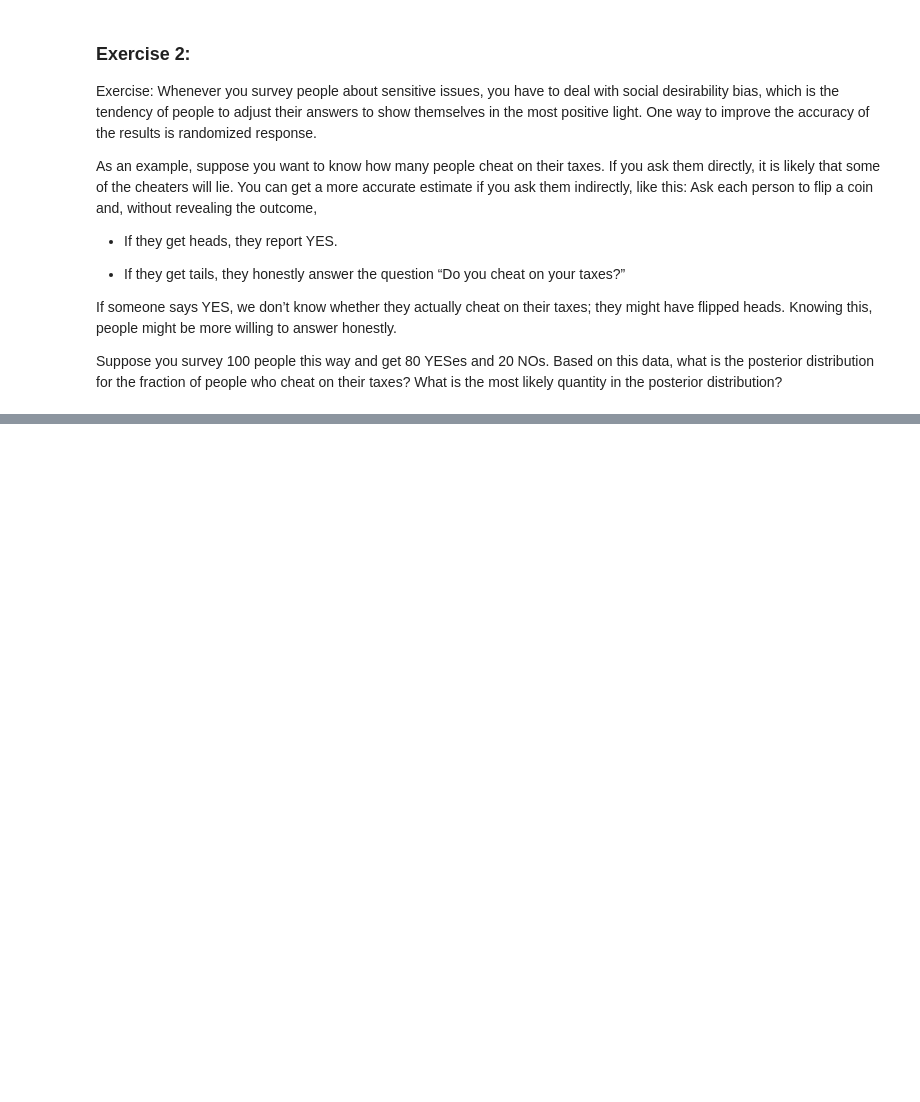
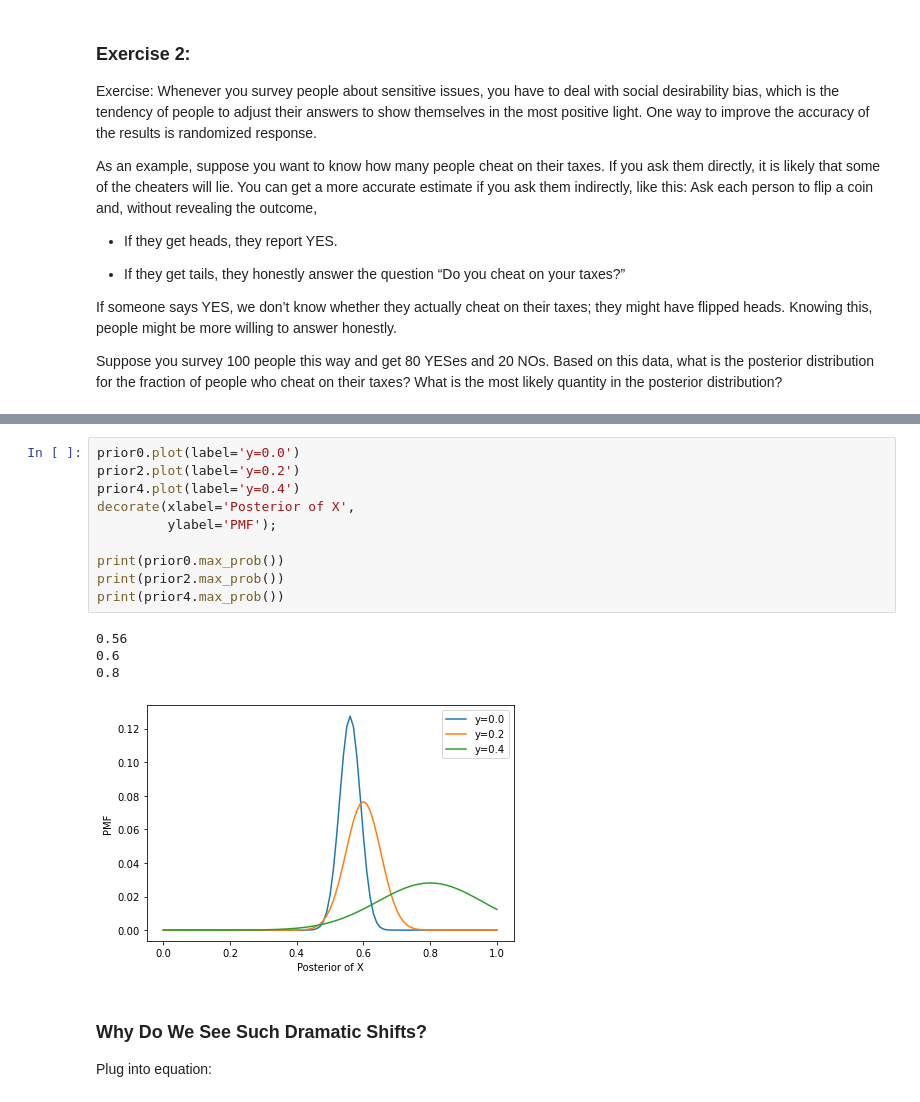
Before and after one commit to dwanneruchi/think_bayes_notes, a Jupyter notebook: exercises/ch04.ipynb, the cells around one changed output, grey strips where cells are left out. Saved outputs shown, nothing was run; the diff lists cells and outputs as text; blank space fills up the shorter version.

```diff
--- a/exercises/ch04.ipynb
+++ b/exercises/ch04.ipynb
@@ -137,0 +255,19 @@ prior.max_prob()
+# %%
+prior0.plot(label='y=0.0')
+prior2.plot(label='y=0.2')
+prior4.plot(label='y=0.4')
+decorate(xlabel='Posterior of X',
+         ylabel='PMF');
+
+print(prior0.max_prob())
+print(prior2.max_prob())
+print(prior4.max_prob())
+# %% [output]
+0.56
+0.6
+0.8
+[figure, added]
+# %% [markdown]
+### Why Do We See Such Dramatic Shifts?
+
+Plug into equation:
```
Also changed, not shown: parts of 20 cells of this notebook.
